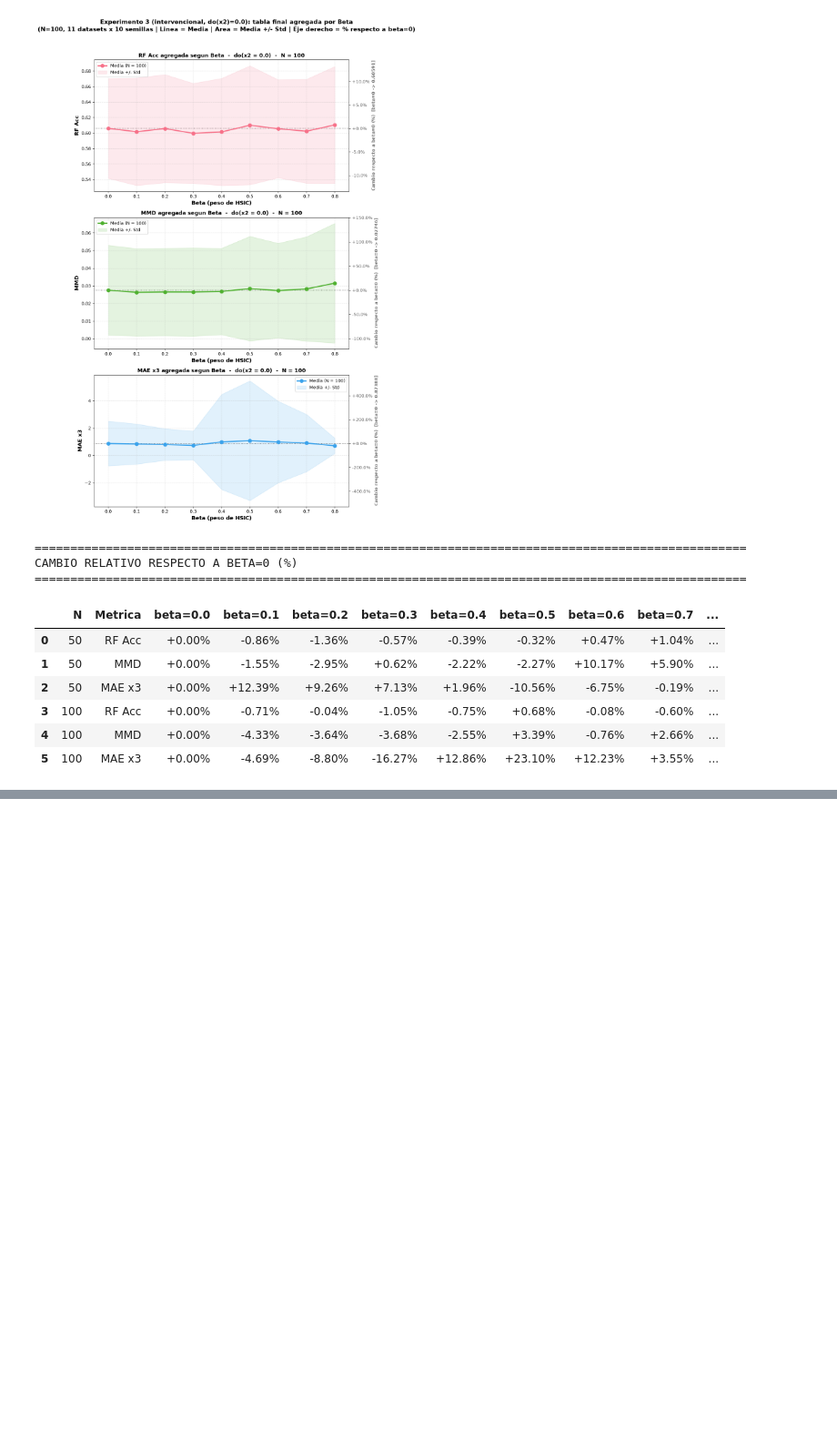
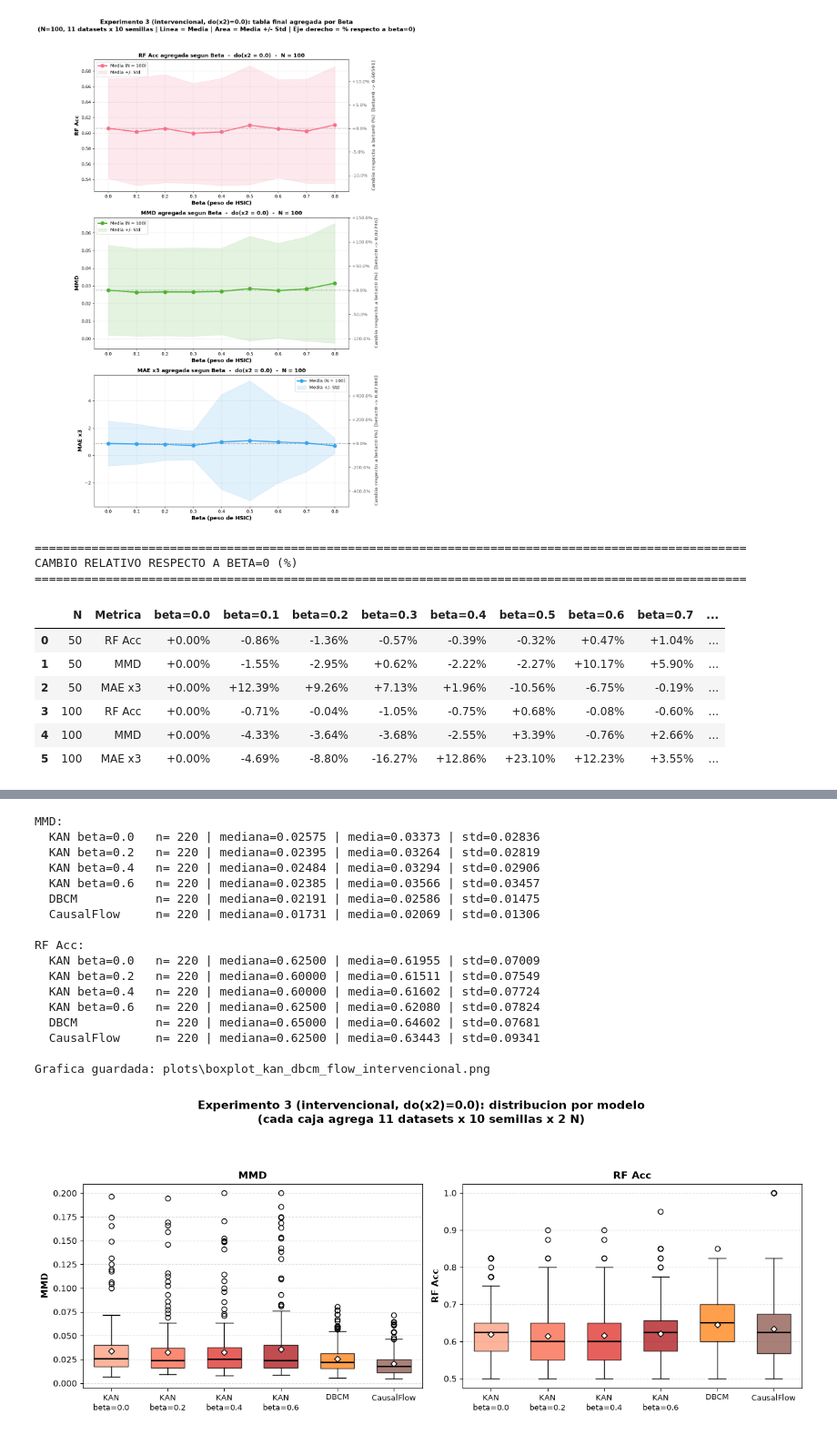
Before and after one commit to Claudia-Rodriguez2002/kacgm_hsic, a Jupyter notebook: notebooks/Experimento3 datasets/Intervencional/Datasets_Sinteticos_Intervencional.ipynb, the cells around one changed output, grey strips where cells are left out. Shown at 91% size. Saved outputs shown, nothing was run; the diff lists cells and outputs as text; code cells hidden in the pictures; blank space fills up the shorter version.

```diff
--- a/notebooks/Experimento3 datasets/Intervencional/Datasets_Sinteticos_Intervencional.ipynb
+++ b/notebooks/Experimento3 datasets/Intervencional/Datasets_Sinteticos_Intervencional.ipynb
@@ -929,0 +997,67 @@ plt.show()
+# %%
+# PASO 14: la misma informacion del PASO 13, pero como boxplot (distribucion completa, no solo media +/- std).
+# Dos paneles (MMD y RF Acc) con una caja por modelo: KAN con beta = 0.0, 0.2, 0.4 y 0.6 (cada caja agrega
+# sus 11 datasets x 10 semillas x 2 N = 220 runs) mas DBCM y Causal Flow (220 runs cada uno).
+betas_boxplot = [0.0, 0.2, 0.4, 0.6]
+metricas_boxplot = ['MMD', 'RF Acc']
+colores_modelo = {'KAN': 'tab:red', 'DBCM': 'tab:orange', 'CausalFlow': 'tab:brown'}
+
+etiquetas_plot = [f'KAN\nbeta={b}' for b in betas_boxplot] + ['DBCM', 'CausalFlow']
+etiquetas_txt = [f'KAN beta={b}' for b in betas_boxplot] + ['DBCM', 'CausalFlow']
+colores_caja = [plt.cm.Reds(v) for v in np.linspace(0.35, 0.85, len(betas_boxplot))]
+colores_caja += [colores_modelo['DBCM'], colores_modelo['CausalFlow']]
+
+fig, axes = plt.subplots(1, len(metricas_boxplot), figsize=(13, 5.5))
+fig.suptitle(f'Experimento 3 (intervencional, do({NODO_INTERVENIDO})={VALOR_DO}): distribucion por modelo\n'
+             f'(cada caja agrega {len(datasets_evaluados)} datasets x {len(semillas_experimento)} semillas x {len(valores_N_experimento)} N)',
+             fontsize=14, fontweight='bold')
+
+for ax, metrica in zip(axes, metricas_boxplot):
+    # Una caja por beta de KAN (np.isclose para no depender de la precision del float leido del CSV)
+    datos_caja = [df_final.loc[np.isclose(df_final['Beta'], b), metrica].dropna().values for b in betas_boxplot]
+    datos_caja += [df_dbcm[metrica].dropna().values, df_flow[metrica].dropna().values]
+
+    bp = ax.boxplot(datos_caja, patch_artist=True, showmeans=True, widths=0.6,
+                    medianprops=dict(color='black', linewidth=1.6),
+                    meanprops=dict(marker='D', markerfacecolor='white', markeredgecolor='black', markersize=5))
+    for parche, color in zip(bp['boxes'], colores_caja):
+        parche.set_facecolor(color)
+        parche.set_alpha(0.75)
+
+    ax.set_xticks(range(1, len(etiquetas_plot) + 1))
+    ax.set_xticklabels(etiquetas_plot, fontsize=9)
+    ax.set_ylabel(metrica, fontsize=11, fontweight='bold')
+    ax.set_title(f'{metrica}', fontsize=12, fontweight='bold')
+    ax.grid(True, axis='y', linestyle='--', alpha=0.4)
+
+    print(f"\n{metrica}:")
+    for etiqueta, valores in zip(etiquetas_txt, datos_caja):
+        print(f"  {etiqueta:14s} n={len(valores):4d} | mediana={np.median(valores):.5f} | media={np.mean(valores):.5f} | std={np.std(valores, ddof=1):.5f}")
+
+plt.tight_layout(rect=[0, 0, 1, 0.9])
+
+if not os.path.exists('plots'):
+    os.makedirs('plots')
+ruta_plot_box = os.path.join('plots', 'boxplot_kan_dbcm_flow_intervencional.png')
+plt.savefig(ruta_plot_box, dpi=300, bbox_inches='tight')
+print(f"\nGrafica guardada: {ruta_plot_box}")
+plt.show()
+# %% [output]
+MMD:
+  KAN beta=0.0   n= 220 | mediana=0.02575 | media=0.03373 | std=0.02836
+  KAN beta=0.2   n= 220 | mediana=0.02395 | media=0.03264 | std=0.02819
+  KAN beta=0.4   n= 220 | mediana=0.02484 | media=0.03294 | std=0.02906
+  KAN beta=0.6   n= 220 | mediana=0.02385 | media=0.03566 | std=0.03457
+  DBCM           n= 220 | mediana=0.02191 | media=0.02586 | std=0.01475
+  CausalFlow     n= 220 | mediana=0.01731 | media=0.02069 | std=0.01306
+
+RF Acc:
+  KAN beta=0.0   n= 220 | mediana=0.62500 | media=0.61955 | std=0.07009
+  KAN beta=0.2   n= 220 | mediana=0.60000 | media=0.61511 | std=0.07549
+  KAN beta=0.4   n= 220 | mediana=0.60000 | media=0.61602 | std=0.07724
+  KAN beta=0.6   n= 220 | mediana=0.62500 | media=0.62080 | std=0.07824
+  DBCM           n= 220 | mediana=0.65000 | media=0.64602 | std=0.07681
+  CausalFlow     n= 220 | mediana=0.62500 | media=0.63443 | std=0.09341
+
+Grafica guardada: plots\boxplot_kan_dbcm_flow_intervencional.png
+[figure, added]
```
Also changed, not shown: parts of 4 cells of this notebook, 11 other files.
